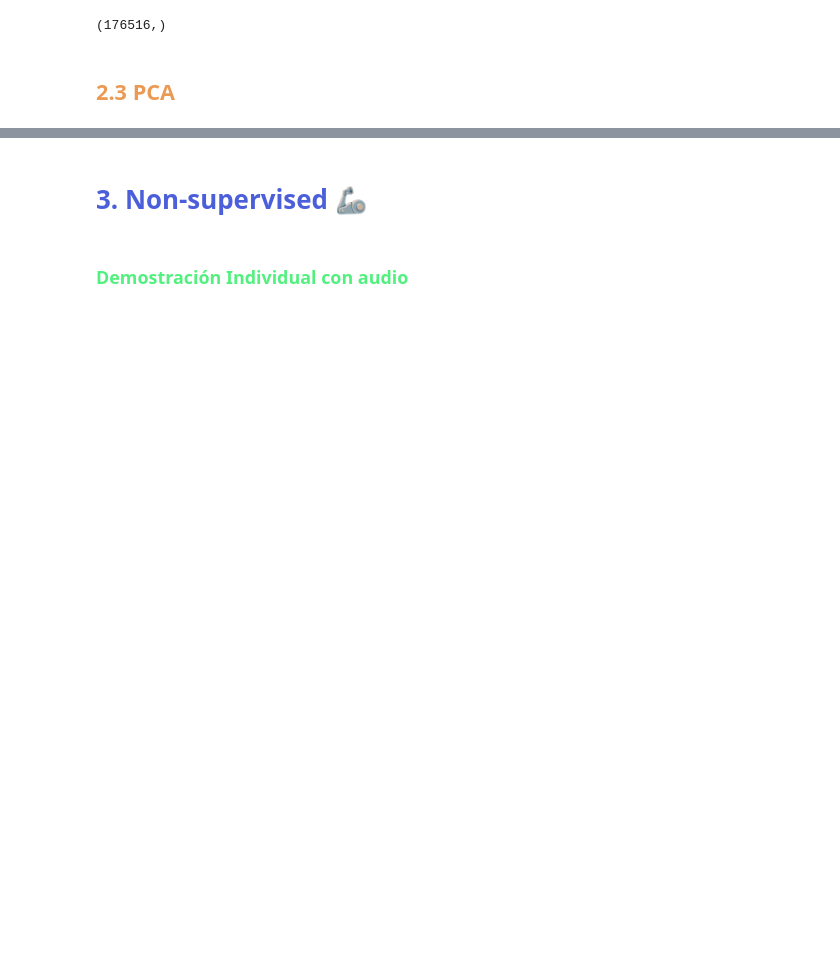
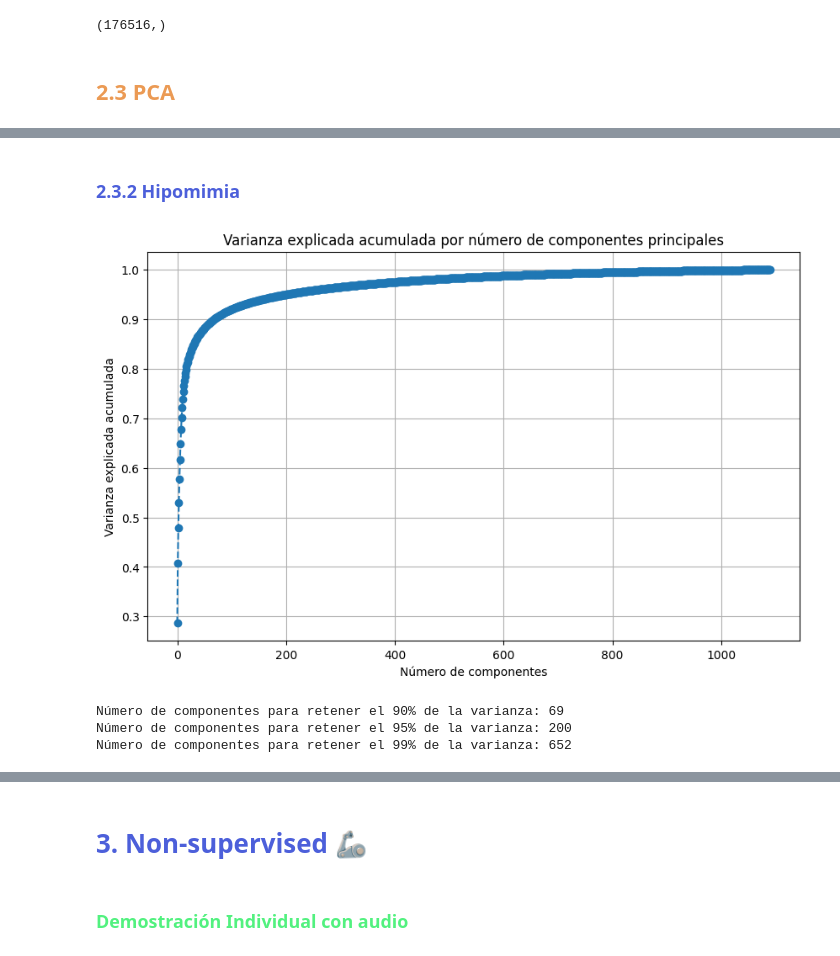
Before and after one commit to AndresFelipeMunozAguilar/Proyecto_Final_IA1_UIS, a Jupyter notebook: notebooks/3.03-jdr-pca-non-supervised.ipynb, the cells around one changed output, grey strips where cells are left out. Cells and saved outputs as stored; diff of their text form; code cells hidden in the pictures; blank space fills up the shorter version.

```diff
--- a/notebooks/3.03-jdr-pca-non-supervised.ipynb
+++ b/notebooks/3.03-jdr-pca-non-supervised.ipynb
@@ -224,4 +252,32 @@ data.head()
 | C2 | AudioVisualData_v7/Control/C2/Vow... | AudioVisualData_v7/Control/C2/Vow... | 0.0 | [-59.091400146484375, -25.0010147... | [0.4666666666666667, 0.4666666666... | [0.4666666666666667, 0.4666666666... | ... |
 | C2 | AudioVisualData_v7/Control/C2/Vow... | AudioVisualData_v7/Control/C2/Vow... | 0.0 | [-60.556915283203125, -20.1450500... | [0.44313725490196076, 0.443137254... | [0.44313725490196076, 0.443137254... | ... |
 | C2 | AudioVisualData_v7/Control/C2/Vow... | AudioVisualData_v7/Control/C2/Vow... | 0.0 | [-69.82708740234375, -20.31328201... | [0.4627450980392157, 0.4509803921... | [0.4627450980392157, 0.4509803921... | ... |
+# %% [markdown]
+### <font color='#4C5FDA'>**2.3.2 Hipomimia**</font> <a name = "tema8">
+# %%
+pca_video = PCA()
+pca_video.fit(np.vstack(data['flatten_frame_sequence']))
+
+# Varianza explicada acumulada
+explained_variance_ratio = np.cumsum(pca_video.explained_variance_ratio_)
+
+# Graficar la varianza explicada acumulada
+plt.figure(figsize=(10, 6))
+plt.plot(explained_variance_ratio, marker='o', linestyle='--')
+plt.xlabel('Número de componentes')
+plt.ylabel('Varianza explicada acumulada')
+plt.title('Varianza explicada acumulada por número de componentes principales')
+plt.grid(True)
+plt.show()
+
+# Imprimir el número de componentes para diferentes niveles de varianza explicada
+thresholds = [0.90, 0.95, 0.99]
+for threshold in thresholds:
+    num_components = np.argmax(explained_variance_ratio >= threshold) + 1
+    print(f'Número de componentes para retener el {int(threshold*100)}% de la varianza: {num_components}')
+# %% [output]
+[figure, added]
+Número de componentes para retener el 90% de la varianza: 69
+Número de componentes para retener el 95% de la varianza: 200
+Número de componentes para retener el 99% de la varianza: 652
 # %%
```
Also changed, not shown: parts of 24 cells of this notebook.
